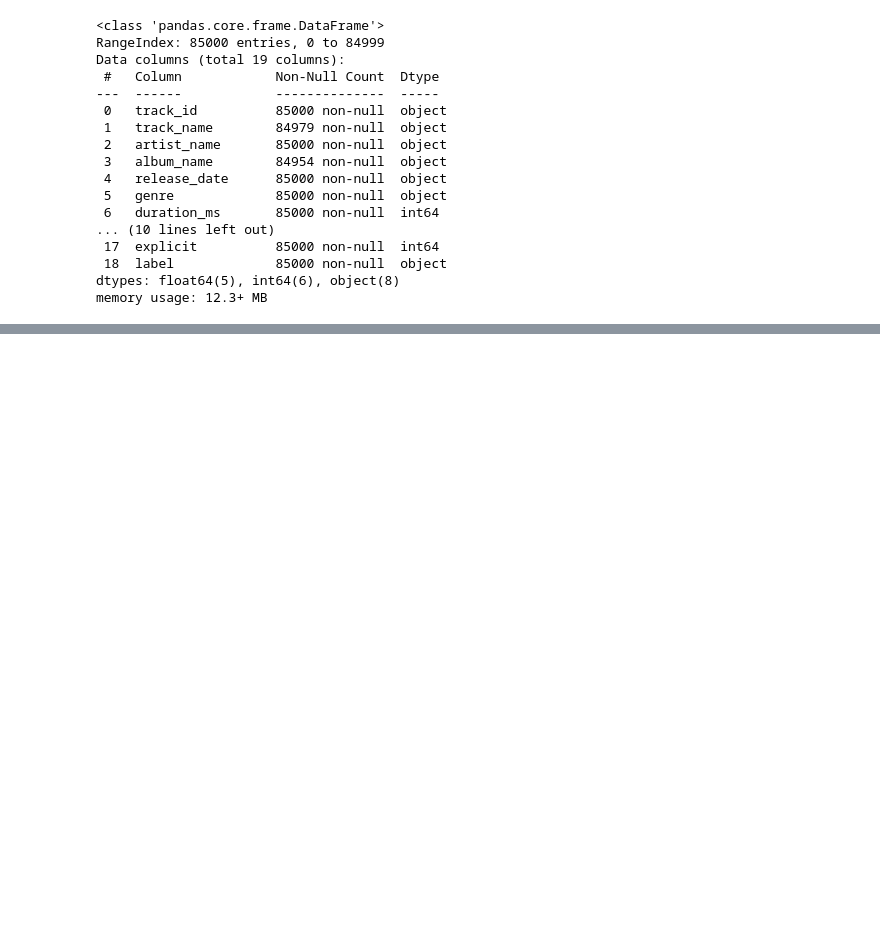
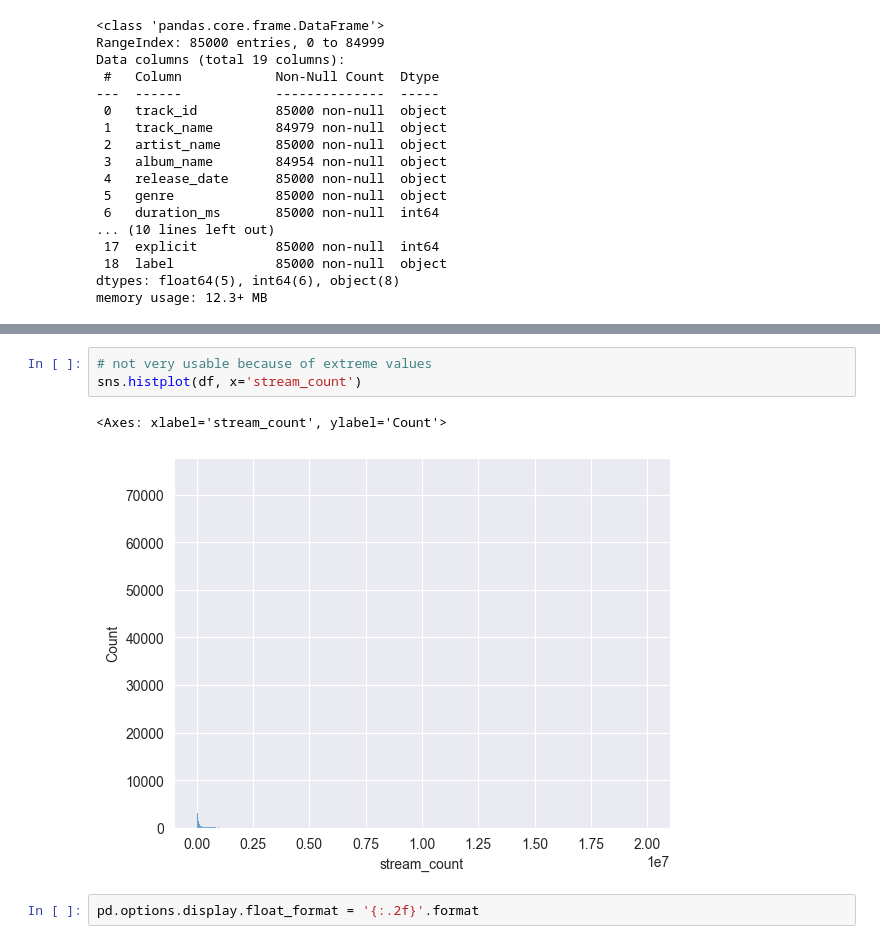
Before and after one commit to rodioniam/study_projects, a Jupyter notebook: practice/pr_1.ipynb, the cells around one changed output, grey strips where cells are left out. Saved outputs shown, nothing was run; the diff lists cells and outputs as text; blank space fills up the shorter version.

```diff
--- a/practice/pr_1.ipynb
+++ b/practice/pr_1.ipynb
@@ -28,0 +66,8 @@ memory usage: 12.3+ MB
+# %%
+# not very usable because of extreme values
+sns.histplot(df, x='stream_count')
+# %% [output]
+<Axes: xlabel='stream_count', ylabel='Count'>
+[figure, added]
+# %%
+pd.options.display.float_format = '{:.2f}'.format
```
Also changed, not shown: parts of 8 cells of this notebook, 2 other files.
